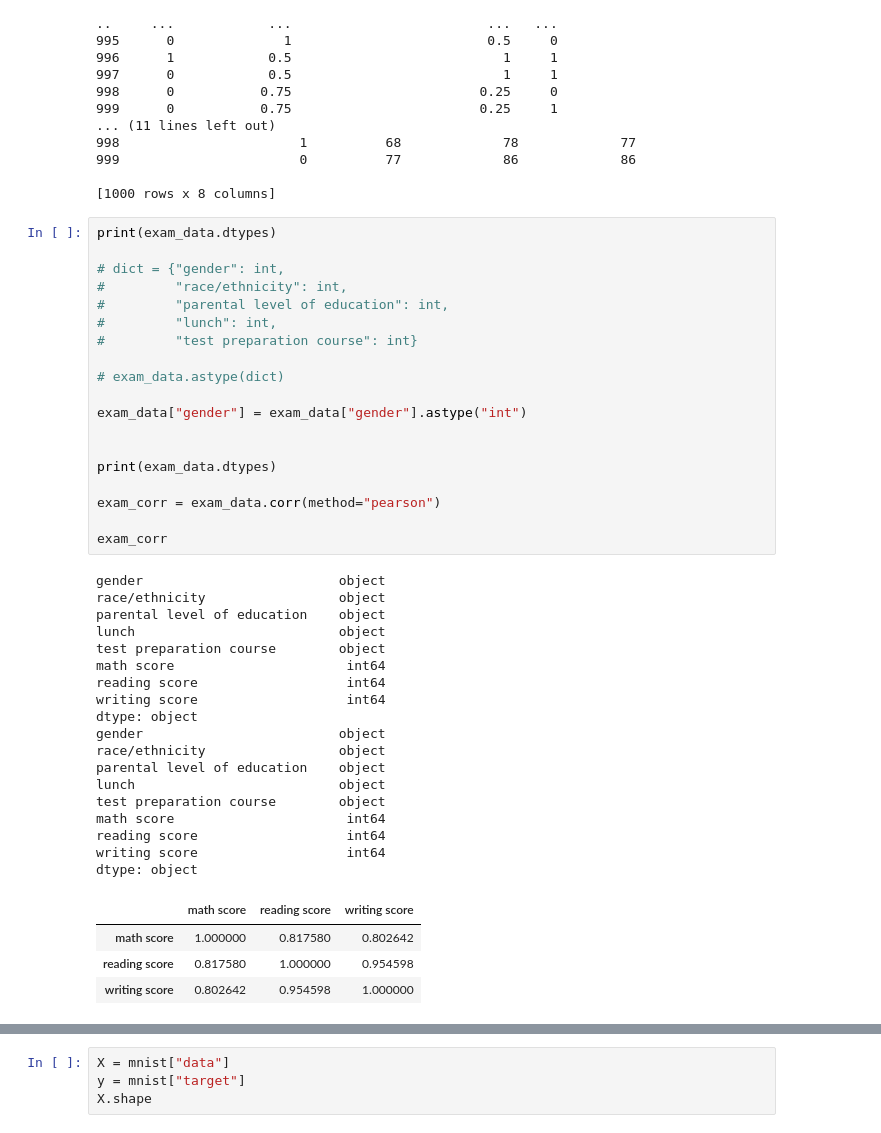
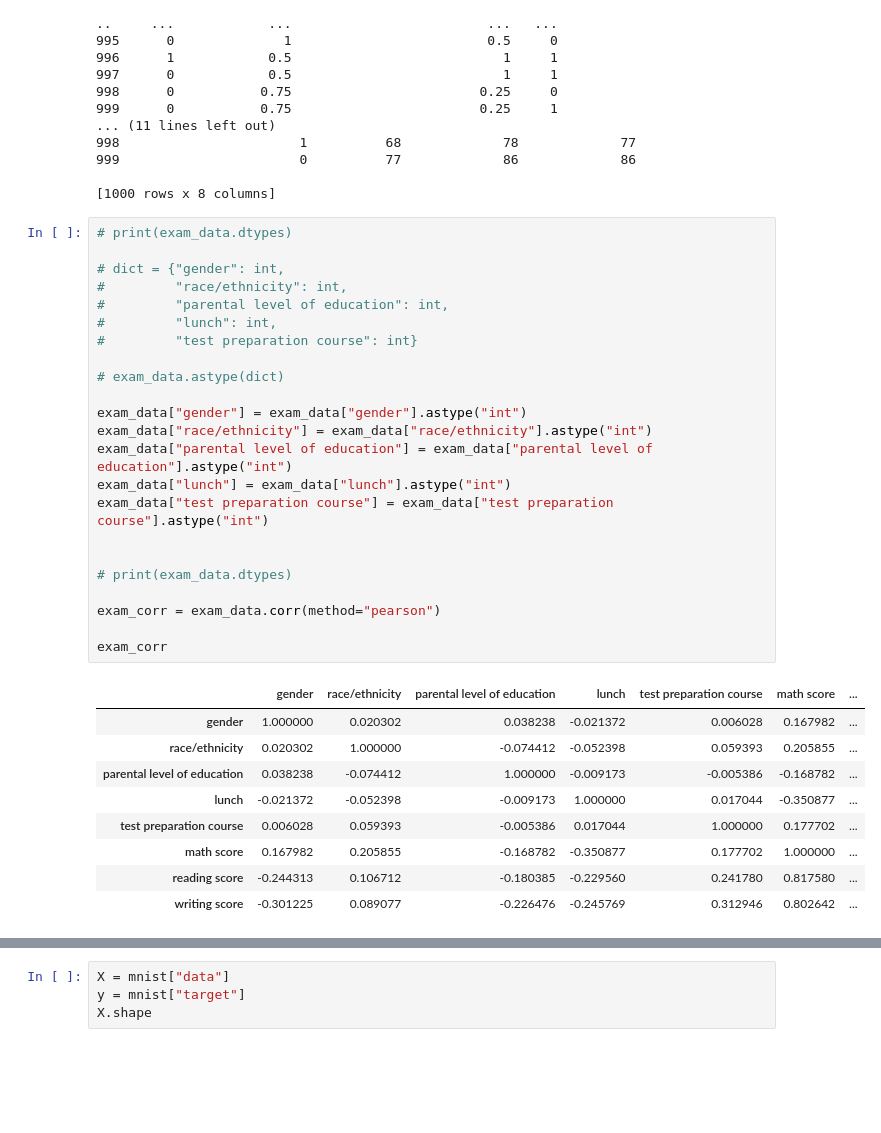
Before and after one commit to lascha212/F21DL, a Jupyter notebook: Nick/lab3.ipynb, the cells around one changed output, grey strips where cells are left out. Drawn from its saved outputs; the diff is of its cells as text; blank space fills up the shorter version.

```diff
--- a/Nick/lab3.ipynb
+++ b/Nick/lab3.ipynb
@@ -218,44 +218,35 @@ print(exam_data)
 
 [1000 rows x 8 columns]
 # %%
-print(exam_data.dtypes)
+# print(exam_data.dtypes)
 
 # dict = {"gender": int,
 #         "race/ethnicity": int,
 #         "parental level of education": int,
 #         "lunch": int,
 #         "test preparation course": int}
 
 # exam_data.astype(dict)
 
 exam_data["gender"] = exam_data["gender"].astype("int")
+exam_data["race/ethnicity"] = exam_data["race/ethnicity"].astype("int")
+exam_data["parental level of education"] = exam_data["parental level of education"].astype("int")
+exam_data["lunch"] = exam_data["lunch"].astype("int")
+exam_data["test preparation course"] = exam_data["test preparation course"].astype("int")
 
 
-print(exam_data.dtypes)
+# print(exam_data.dtypes)
 
 exam_corr = exam_data.corr(method="pearson")
 
 exam_corr
 # %% [output]
-gender                         object
-race/ethnicity                 object
-parental level of education    object
-lunch                          object
-test preparation course        object
-math score                      int64
-reading score                   int64
-writing score                   int64
-dtype: object
-gender                         object
-race/ethnicity                 object
-parental level of education    object
-lunch                          object
-test preparation course        object
-math score                      int64
-reading score                   int64
-writing score                   int64
-dtype: object
-|  | math score | reading score | writing score |
-| math score | 1.000000 | 0.817580 | 0.802642 |
-| reading score | 0.817580 | 1.000000 | 0.954598 |
-| writing score | 0.802642 | 0.954598 | 1.000000 |
+|  | gender | race/ethnicity | parental level of education | lunch | test preparation course | math score | ... |
+| gender | 1.000000 | 0.020302 | 0.038238 | -0.021372 | 0.006028 | 0.167982 | ... |
+| race/ethnicity | 0.020302 | 1.000000 | -0.074412 | -0.052398 | 0.059393 | 0.205855 | ... |
+| parental level of education | 0.038238 | -0.074412 | 1.000000 | -0.009173 | -0.005386 | -0.168782 | ... |
+| lunch | -0.021372 | -0.052398 | -0.009173 | 1.000000 | 0.017044 | -0.350877 | ... |
+| test preparation course | 0.006028 | 0.059393 | -0.005386 | 0.017044 | 1.000000 | 0.177702 | ... |
+| math score | 0.167982 | 0.205855 | -0.168782 | -0.350877 | 0.177702 | 1.000000 | ... |
+| reading score | -0.244313 | 0.106712 | -0.180385 | -0.229560 | 0.241780 | 0.817580 | ... |
+| writing score | -0.301225 | 0.089077 | -0.226476 | -0.245769 | 0.312946 | 0.802642 | ... |
```
Also changed, not shown: parts of 6 cells of this notebook.
